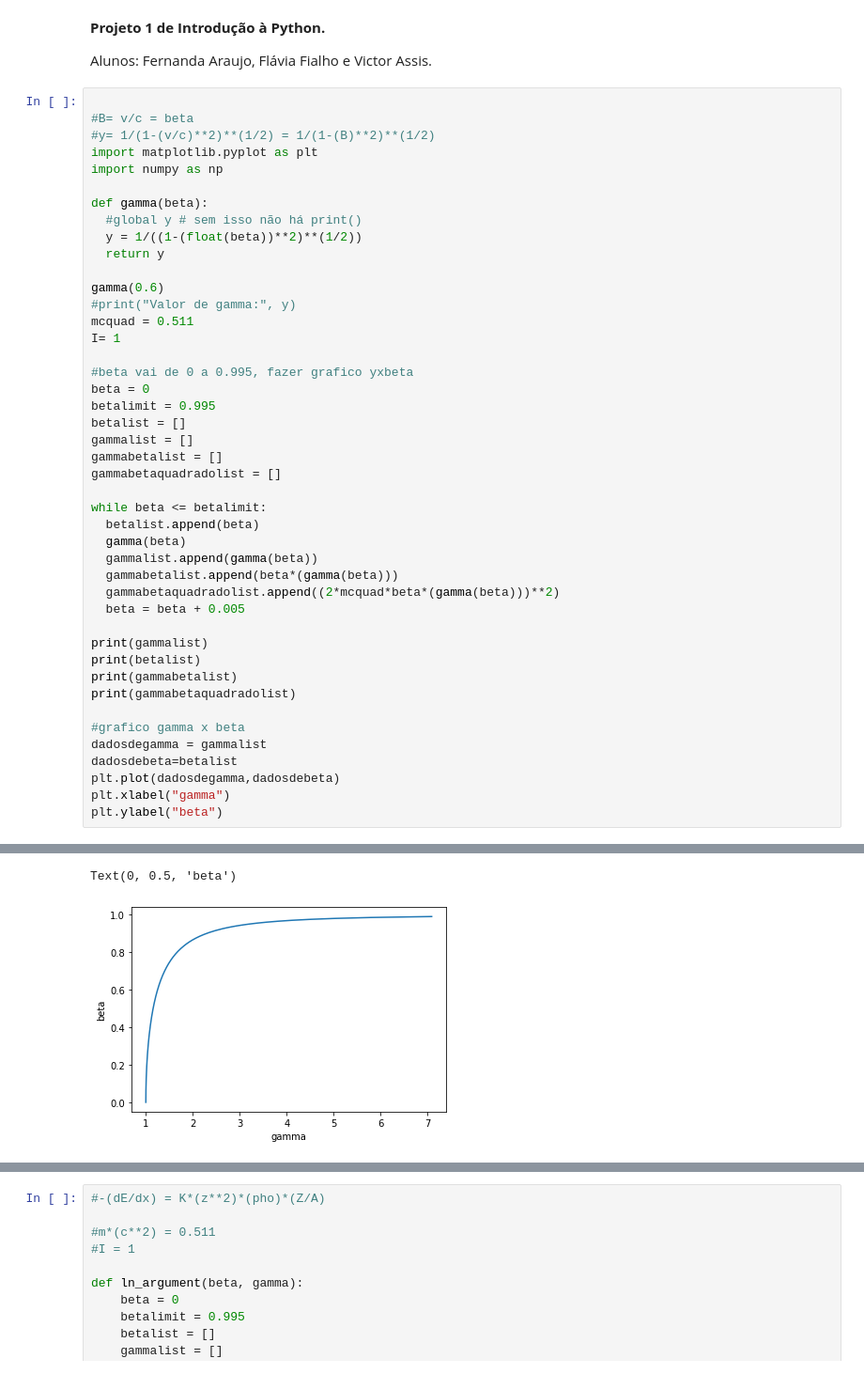
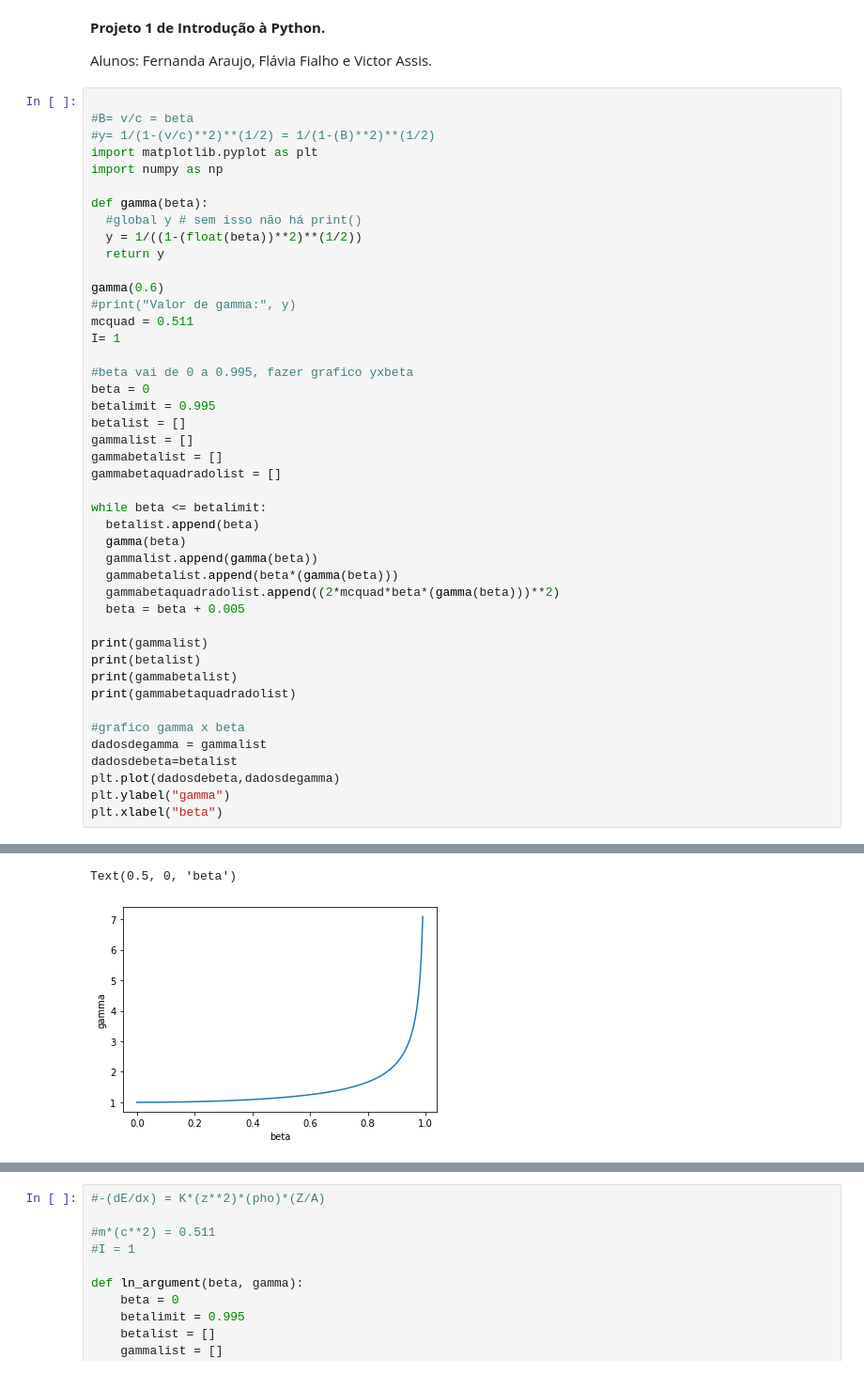
Before and after one commit to FlaviaFialho/Aula-Python, a Jupyter notebook: Projeto_1_FernandaA_Flavia_Victor.ipynb, the cells around one changed output, grey strips where cells are left out. Shown: that part at 94% size. Saved outputs shown, nothing was run; the diff lists cells and outputs as text.

```diff
--- a/Projeto_1_FernandaA_Flavia_Victor.ipynb
+++ b/Projeto_1_FernandaA_Flavia_Victor.ipynb
@@ -23,38 +23,38 @@ I= 1
 
 #beta vai de 0 a 0.995, fazer grafico yxbeta
 beta = 0
 betalimit = 0.995
 betalist = []
 gammalist = []
 gammabetalist = []
 gammabetaquadradolist = []
 
 while beta <= betalimit:
   betalist.append(beta)
   gamma(beta)
   gammalist.append(gamma(beta))
   gammabetalist.append(beta*(gamma(beta)))
   gammabetaquadradolist.append((2*mcquad*beta*(gamma(beta)))**2)
   beta = beta + 0.005
 
 print(gammalist)
 print(betalist)
 print(gammabetalist)
 print(gammabetaquadradolist)
 
 #grafico gamma x beta
 dadosdegamma = gammalist
 dadosdebeta=betalist
-plt.plot(dadosdegamma,dadosdebeta)
-plt.xlabel("gamma")
-plt.ylabel("beta")
+plt.plot(dadosdebeta,dadosdegamma)
+plt.ylabel("gamma")
+plt.xlabel("beta")
 # %% [output]
 [1.0, 1.00001250023438, 1.0000500037503126, 1.0001125189879354, 1.000200060020007, 1.0003126465607106, 1.0004503039779922, 1.0006130633094494, 1.0008009612817945, 1.001014040333908, 1.0012523486435176 ...
 [0, 0.005, 0.01, 0.015, 0.02, 0.025, 0.030000000000000002, 0.035, 0.04, 0.045, 0.049999999999999996, 0.05499999999999999, 0.05999999999999999, 0.06499999999999999, 0.06999999999999999, 0.075, 0.08, 0. ...
 [0.0, 0.0050000625011719, 0.010000500037503126, 0.01500168778481903, 0.020004001200400138, 0.025007816164017767, 0.030013509119339768, 0.035021457215830734, 0.04003203845127178, 0.04504563181502586, 0 ...
 [0.0, 2.6112752818820476e-05, 0.00010445884588458847, 0.00023506178890250312, 0.00041796078431372545, 0.000653210756722952, 0.0009408823941547396, 0.001281062201196466, 0.001673852564102564, 0.0021193 ...
-Text(0, 0.5, 'beta')
+Text(0.5, 0, 'beta')
-[figure, old version]
+[figure, new version]
 # %%
 #grafico gamma*beta x beta
 
```
Also changed, not shown: parts of 2 cells of this notebook.
